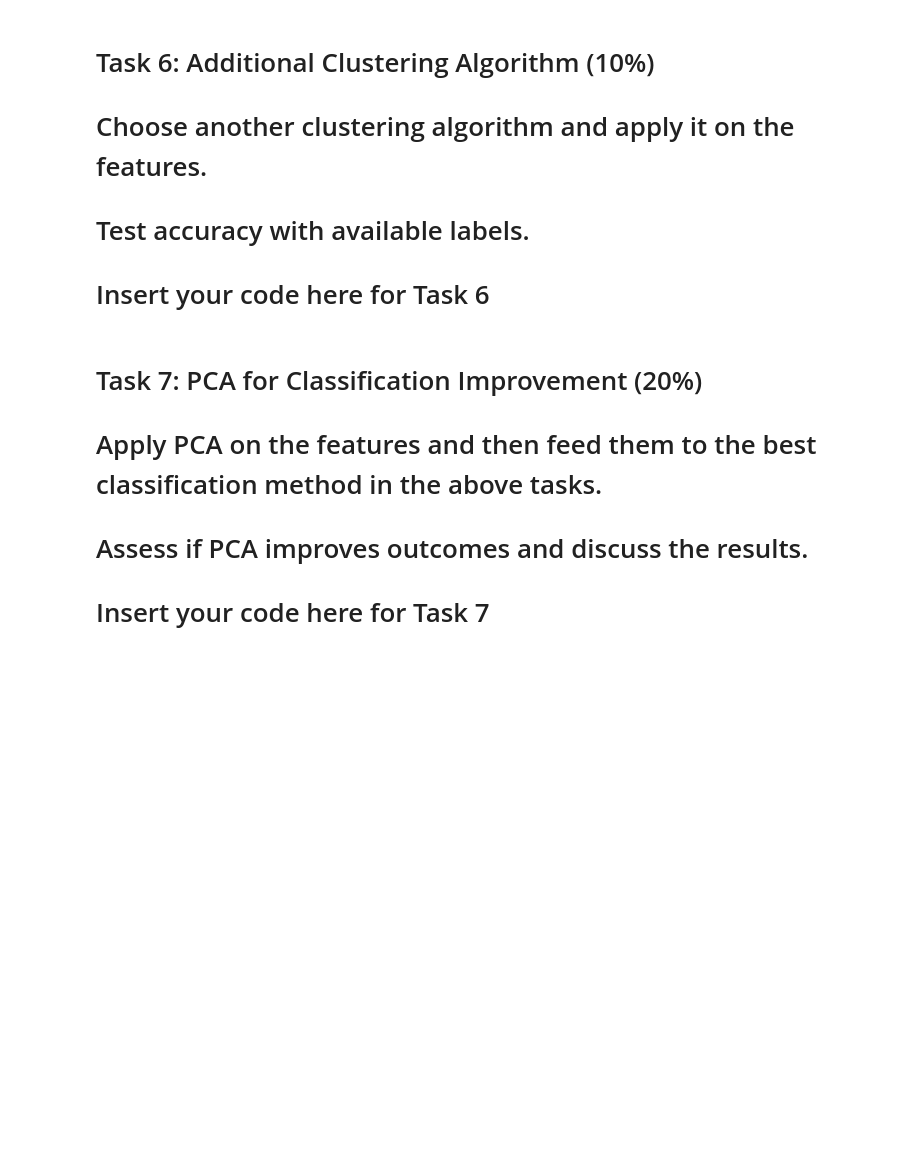
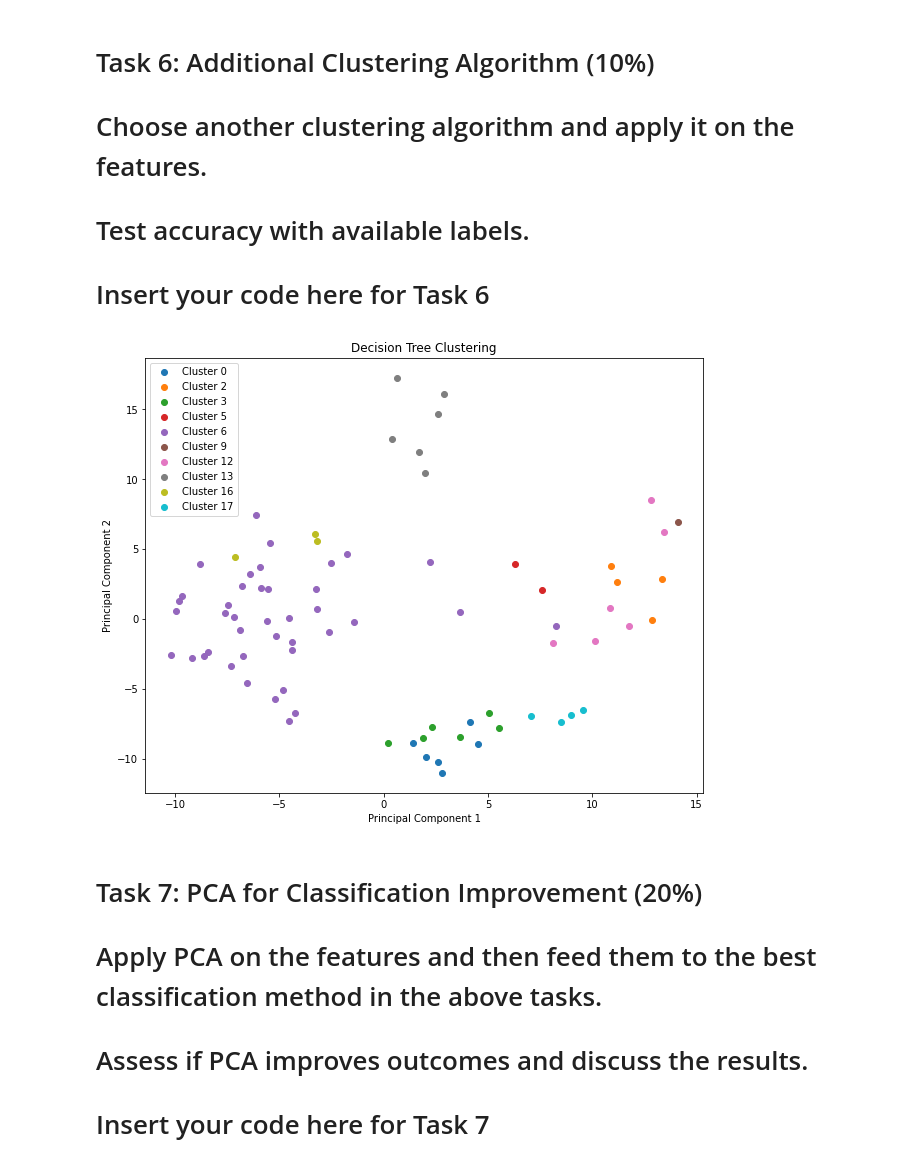
Before and after one commit to meglai/SYDE522, a Jupyter notebook: Assignment1.ipynb, the cells around one changed output. Cells and saved outputs as stored; diff of their text form; code cells hidden in the pictures; blank space fills up the shorter version.

```diff
--- a/Assignment1.ipynb
+++ b/Assignment1.ipynb
@@ -23,7 +23,7 @@ from PIL import Image
 import matplotlib.pyplot as plt
 
 # Load pre-trained DenseNet model
-model = densenet121(weights='DenseNet121_Weights.IMAGENET1K_V1')
+model = densenet121(pretrained=True)
 
 # Remove the classification layer (last fully connected layer)
 model = torch.nn.Sequential(*list(model.children())[:-1])
@@ -285,6 +285,65 @@ Accuracy K (Auto) =  0.6410256410256411
 # Test accuracy with available labels.
 
 # Insert your code here for Task 6
+# %%
+from sklearn.tree import DecisionTreeClassifier
+from sklearn.cluster import AgglomerativeClustering
+import numpy as np
+
+# Assuming extractedFeatures is a numpy array containing the extracted features
+# Define the decision tree clustering model
+dt_clf = DecisionTreeClassifier(max_depth=5, random_state=42)
+
+# Fit the decision tree clustering model
+dt_clf.fit(trainFeatures, trainLabelsNum)
+
+# Predict clusters for the validation set
+validationClusters = dt_clf.predict(validationFeatures)
+
+# Visualize the clustering results
+# In this case: Plotting clusters using the first two principal components of the features
+from sklearn.decomposition import PCA
+import matplotlib.pyplot as plt
+
+pca = PCA(n_components=2)
+pca_features = pca.fit_transform(validationFeatures)
+
+plt.figure(figsize=(10, 8))
+for cluster in np.unique(validationClusters):
+    plt.scatter(pca_features[validationClusters == cluster, 0],
+                pca_features[validationClusters == cluster, 1],
+                label=f'Cluster {cluster}')
+
+plt.xlabel('Principal Component 1')
+plt.ylabel('Principal Component 2')
+plt.title('Decision Tree Clustering')
+plt.legend()
+plt.show()
+
+
+# from sklearn.datasets import make_blobs
+# from sklearn.tree import DecisionTreeClassifier
+# import numpy as np
+# import matplotlib.pyplot as plt
+
+# # Generate some random data
+# X, _ = make_blobs(n_samples=300, centers=4, cluster_std=1.0, random_state=42)
+
+# # Fit a decision tree classifier
+# clf = DecisionTreeClassifier(max_depth=4)
+# clf.fit(X)
+
+# # Assign each data point to a cluster (leaf node)
+# labels = clf.apply(X)
+
+# # Plot the clusters
+# plt.figure(figsize=(8, 6))
+# for i in np.unique(labels):
+#     plt.scatter(X[labels == i][:, 0], X[labels == i][:, 1], label=f"Cluster {i}")
+# plt.legend()
+# plt.show()
+# %% [output]
+[figure, added]
 # %% [markdown]
 # Task 7: PCA for Classification Improvement (20%)
 # Apply PCA on the features and then feed them to the best classification method in the above tasks.
```
Also changed, not shown: parts of 3 cells of this notebook.
